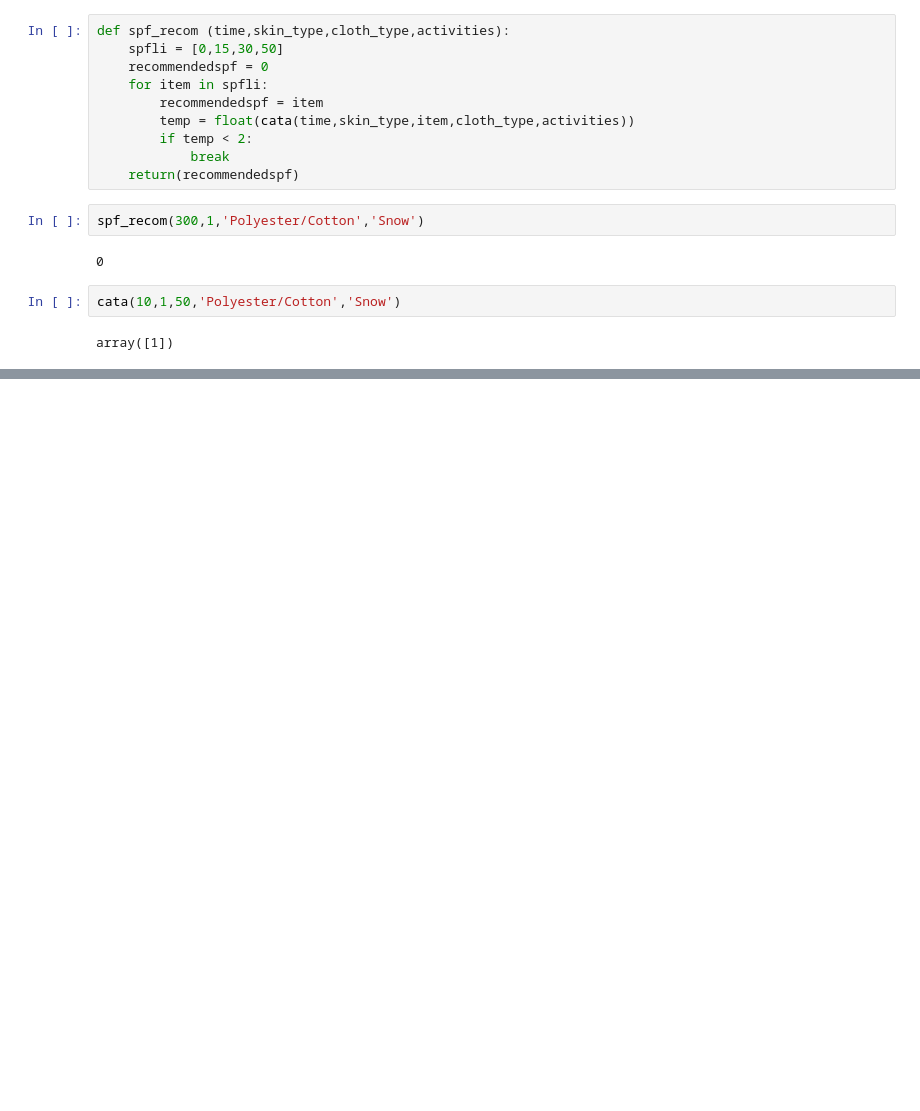
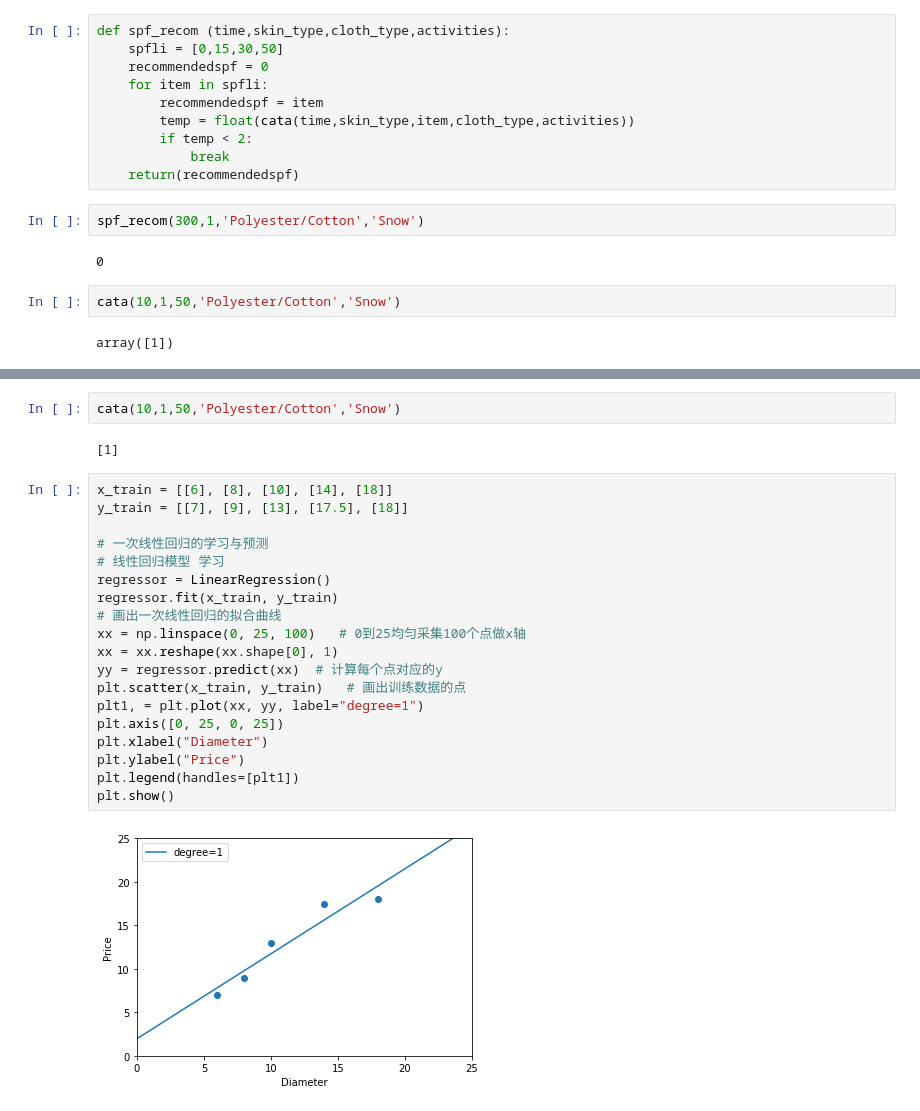
Before and after one commit to AustinYanghc/Python-ILP, a Jupyter notebook: smilingskin.ipynb, the cells around one changed output, grey strips where cells are left out. Drawn from its saved outputs; the diff is of its cells as text; blank space fills up the shorter version.

Commit message:
LinearRegression

```diff
--- a/smilingskin.ipynb
+++ b/smilingskin.ipynb
@@ -71,0 +130,25 @@ array([1])
+# %%
+cata(10,1,50,'Polyester/Cotton','Snow')
+# %% [output]
+[1]
+# %%
+x_train = [[6], [8], [10], [14], [18]]
+y_train = [[7], [9], [13], [17.5], [18]]
+
+# 一次线性回归的学习与预测
+# 线性回归模型 学习
+regressor = LinearRegression()
+regressor.fit(x_train, y_train)
+# 画出一次线性回归的拟合曲线
+xx = np.linspace(0, 25, 100)   # 0到25均匀采集100个点做x轴
+xx = xx.reshape(xx.shape[0], 1)
+yy = regressor.predict(xx)  # 计算每个点对应的y
+plt.scatter(x_train, y_train)   # 画出训练数据的点
+plt1, = plt.plot(xx, yy, label="degree=1")
+plt.axis([0, 25, 0, 25])
+plt.xlabel("Diameter")
+plt.ylabel("Price")
+plt.legend(handles=[plt1])
+plt.show()
+# %% [output]
+[figure, added]
```
Also changed, not shown: parts of 9 cells of this notebook.
